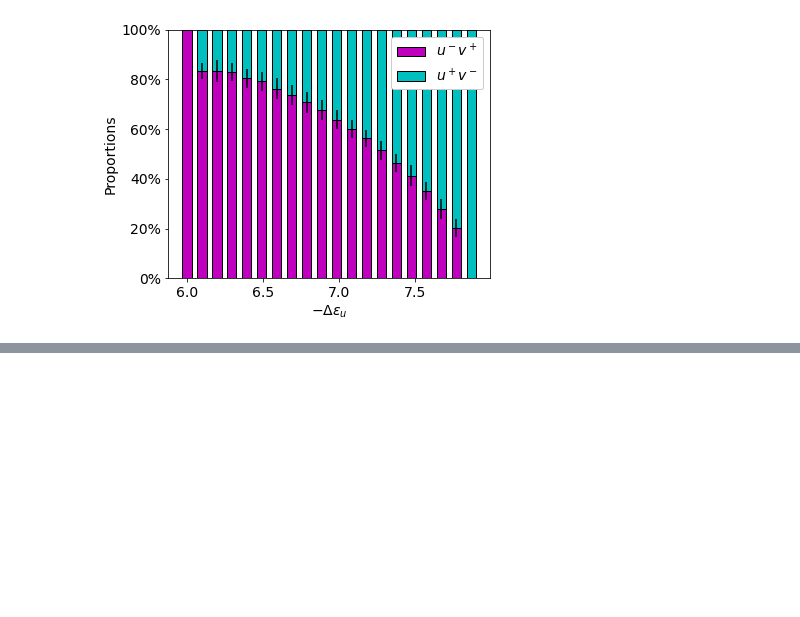
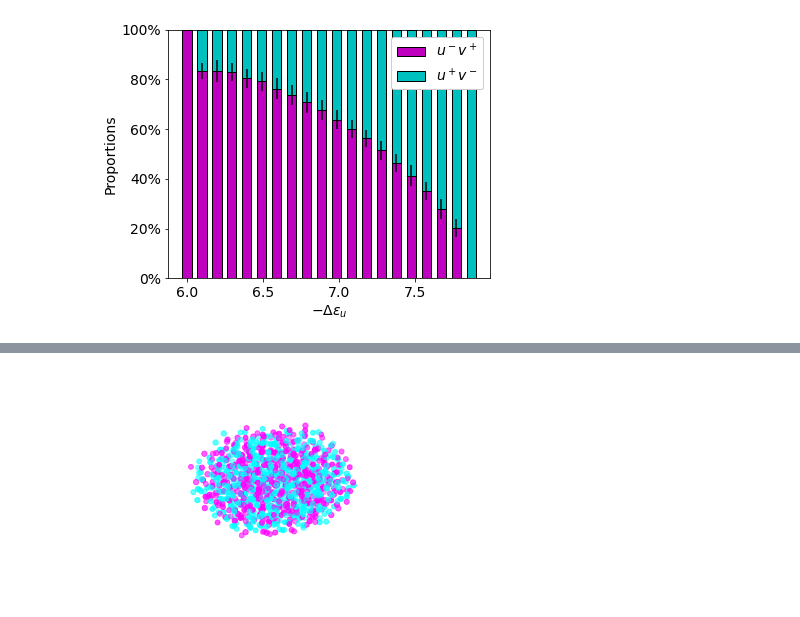
Before and after one commit to SchardtS/Cell-Differentiation, a Jupyter notebook: PhD Thesis (Images).ipynb, the cells around one changed output, grey strips where cells are left out. Cells and saved outputs as stored; diff of their text form; code cells hidden in the pictures; blank space fills up the shorter version.

```diff
--- a/PhD Thesis (Images).ipynb
+++ b/PhD Thesis (Images).ipynb
@@ -1343,0 +1502,15 @@ print(1- prop.Fate[1], prop.Fate[1], prop.Fate[18])
+# %%
+import numpy as np
+import matplotlib.pyplot as plt
+
+Λ_3D = 0.0296
+
+n48 = 1041.2380952380954
+t48_3D = np.log(n48)/Λ_3D
+
+org = Organoid()
+org.evolution(T=t48_3D, dim=3, ignore=['transcription'])
+org.evolution(T=100, dim=3, ignore=['division', 'displacement'])
+org.cellPlot(org.G)
+# %% [output]
+[figure, added]
```
Also changed, not shown: parts of 9 cells of this notebook, 3 other files.
